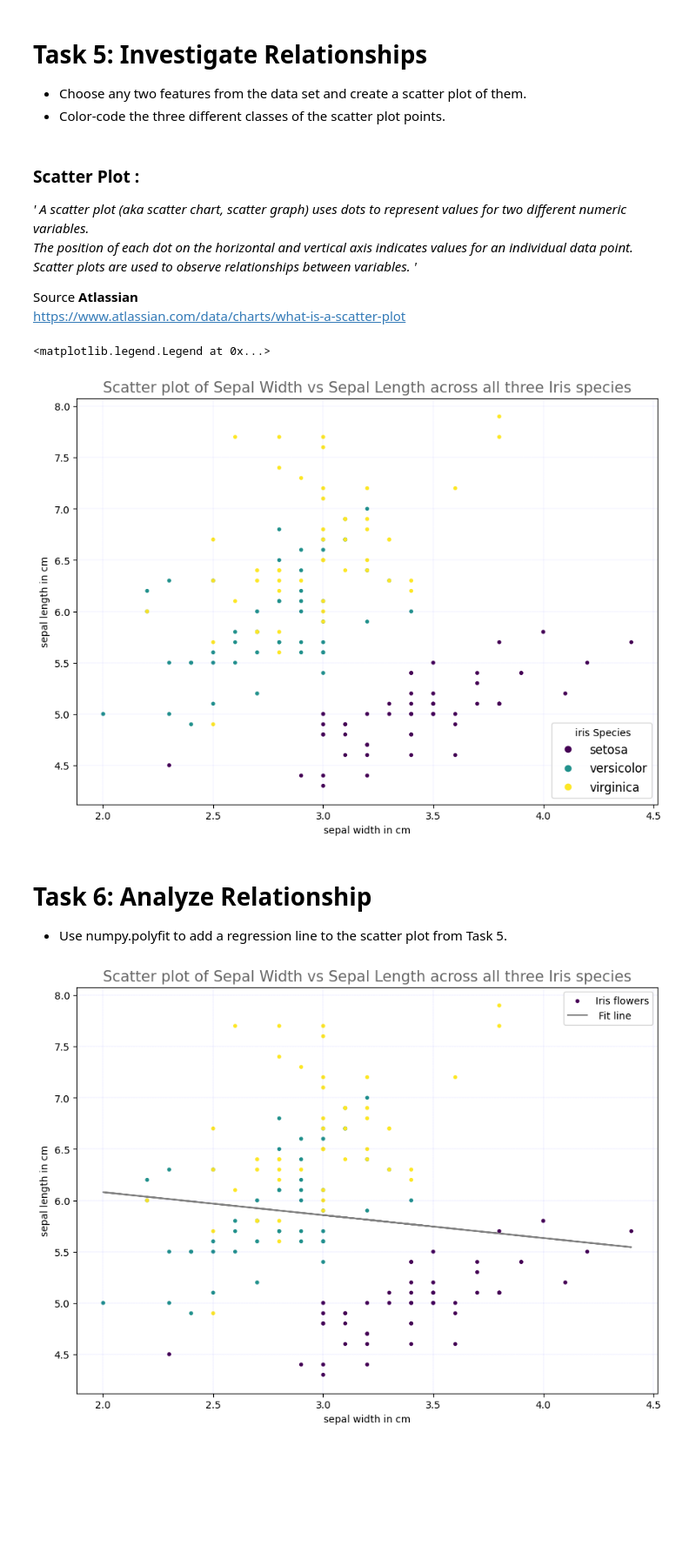
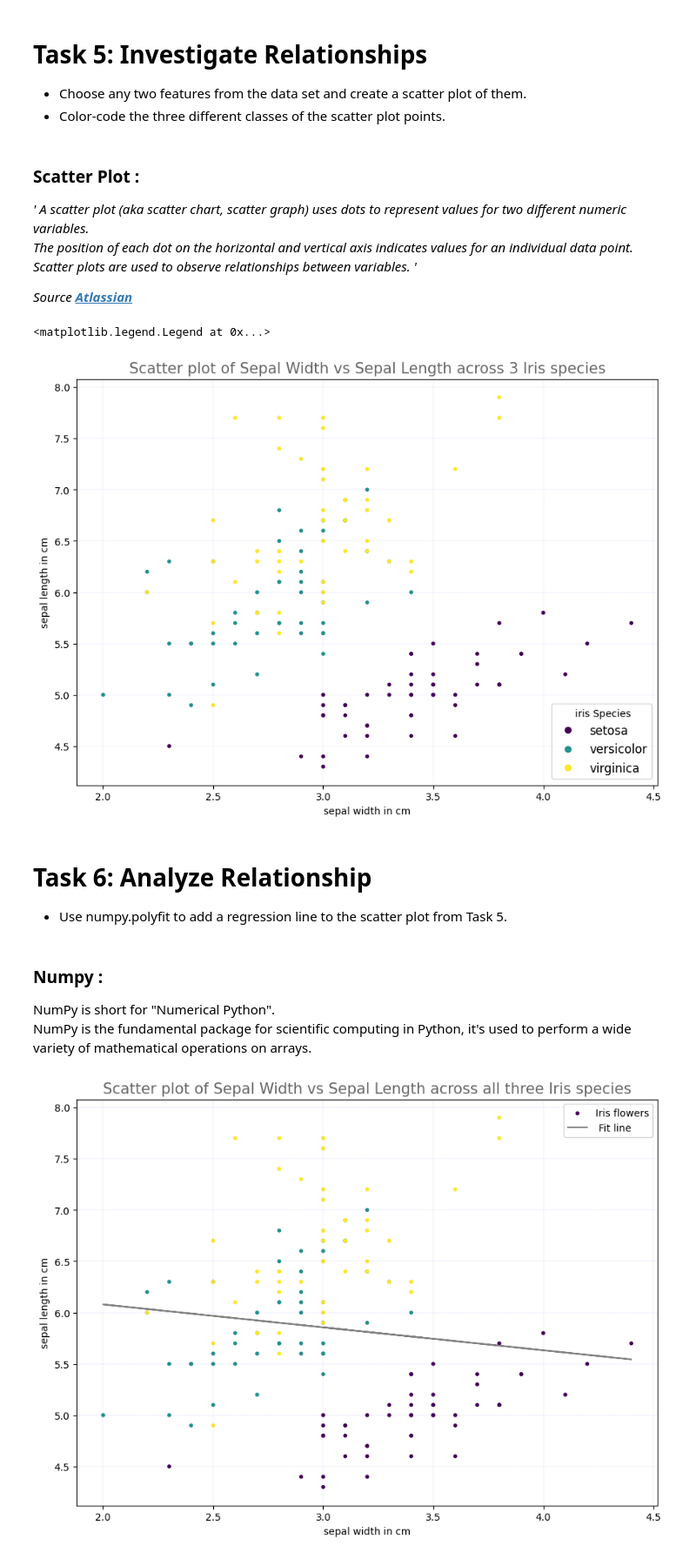
Before and after one commit to Maroua-El-Imame/principles_of_data_analytics, a Jupyter notebook: tasks.ipynb, the cells around one changed output. Shown at 87% size. Saved outputs shown, nothing was run; the diff lists cells and outputs as text; code cells hidden in the pictures; blank space fills up the shorter version.

```diff
--- a/tasks.ipynb
+++ b/tasks.ipynb
@@ -289,53 +333,55 @@ Text(0.5, 0.98, 'Iris dataset\nExploring Each Feature with a Histogram')
 *' A scatter plot (aka scatter chart, scatter graph) uses dots to represent values for two different numeric variables.
 The position of each dot on the horizontal and vertical axis indicates values for an individual data point. Scatter plots are used to observe relationships between variables. '*
 
-Source **Atlassian**
-https://www.atlassian.com/data/charts/what-is-a-scatter-plot
+*Source [**Atlassian**](https://www.atlassian.com/data/charts/what-is-a-scatter-plot)*
 # %%
 # scatter plot of both Sepal length and Sepal width from the Iris dataset.
 
 # recall features names
-
 sepal_length = data.data['sepal length (cm)']
 sepal_width  = data.data['sepal width (cm)']
 petal_length = data.data['petal length (cm)']
 petal_width = data.data['petal width (cm)']
 
 # create figure and axis
 fig, ax = plt.subplots()
 
-# recalling dataset classes for color differenciation purposes
+# recall dataset classes for color differenciation purposes
 classes = data['target']
 
-
-# adding a grid to simplify dataset features reading. Followed the link-below to learn more about the grid function.
+# add a grid to simplify dataset features reading, the grid function used is explained here.
 # Reference 5.1 : https://www.w3schools.com/python/matplotlib_grid.asp
 plt.grid(color = 'blue', linestyle = '--', linewidth = 0.05)
 
-# through the link below, I was able to learn more about the color palette.
+# color palette documentation.
 # Reference 5.2: https://matplotlib.org/stable/users/explain/colors/colors.html
 
 # set a title and labels
-plt.title('Scatter plot of Sepal Width vs Sepal Length across all three Iris species', c='black', fontsize=15, alpha=0.6)
-
+plt.title('Scatter plot of Sepal Width vs Sepal Length across 3 Iris species', c='black', fontsize=15, alpha=0.6)
+# x label
 ax.set_xlabel('sepal width in cm')
+# y label
 ax.set_ylabel('sepal length in cm')
 
-# I used subplots_adjust to help medjust the subplot layout parameters
+# I used subplots_adjust parameter here
 # Reference 5.3 : https://matplotlib.org/stable/api/_as_gen/matplotlib.pyplot.subplots_adjust.html
 plt.subplots_adjust(right=1.4, top=1.3)
 
-# assigning a variable called scatter
+# assign to the function a variable  called scatter
 scatter = ax.scatter(sepal_width, sepal_length,c=classes, marker='.')
 
-# adding a legend in order to distinguish the 3 different species, and, making sure the legend's location is put in an empty part of the plot.
+# add a legend in order to distinguish the 3 different species,the legend's location is put in an empty part of the plot.
 ax.legend(scatter.legend_elements()[0], data['target_names'], loc="lower right", title=" iris Species", fontsize=12)
 # %% [output]
 <matplotlib.legend.Legend at 0x...>
-[figure, old version]
+[figure, new version]
 # %% [markdown]
 # Task 6: Analyze Relationship
 * Use numpy.polyfit to add a regression line to the scatter plot from Task 5.
+# %% [markdown]
+### Numpy :
+NumPy is short for "Numerical Python".
+NumPy is the fundamental package for scientific computing in Python, it's used to perform a wide variety of mathematical operations on arrays.
 # %%
 # recall the scatter plot method implemented in task 5
 fig, ax = plt.subplots()
```
Also changed, not shown: parts of 43 cells of this notebook, 1 other file.
